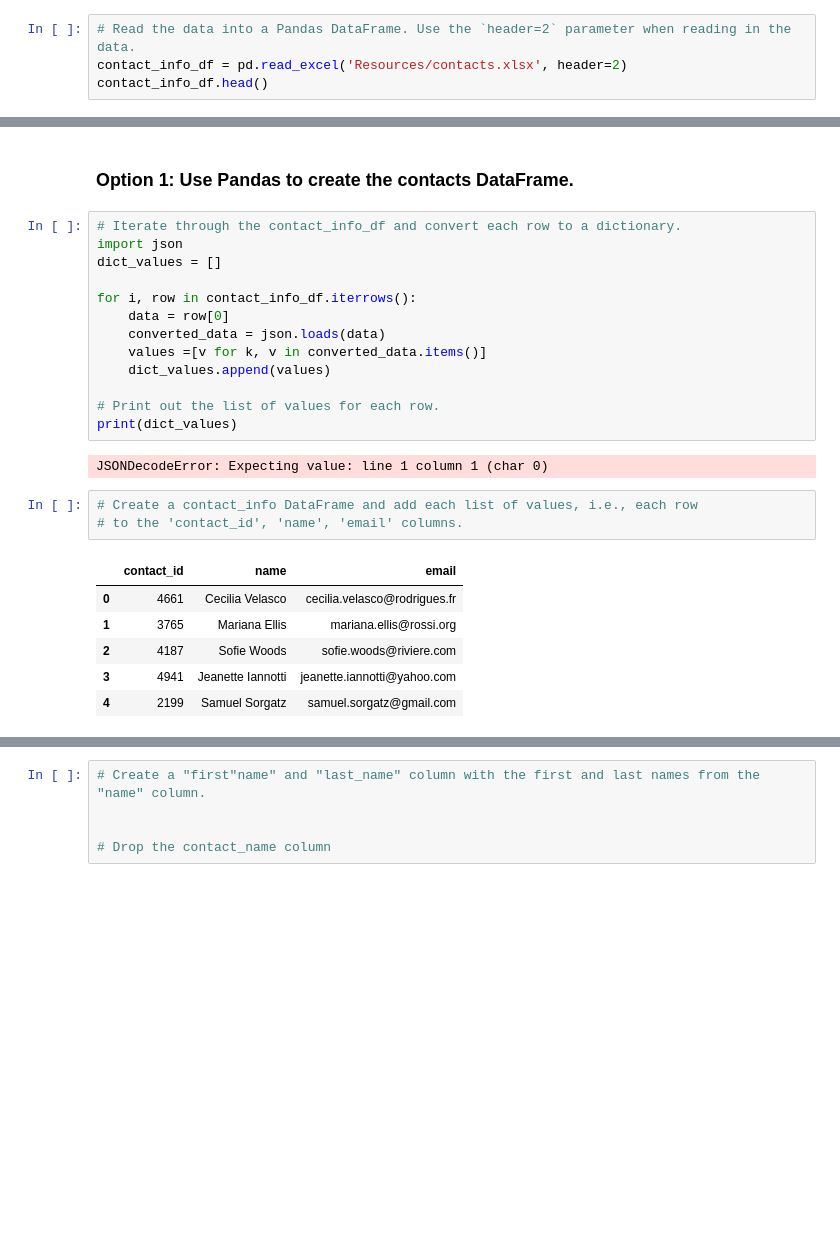
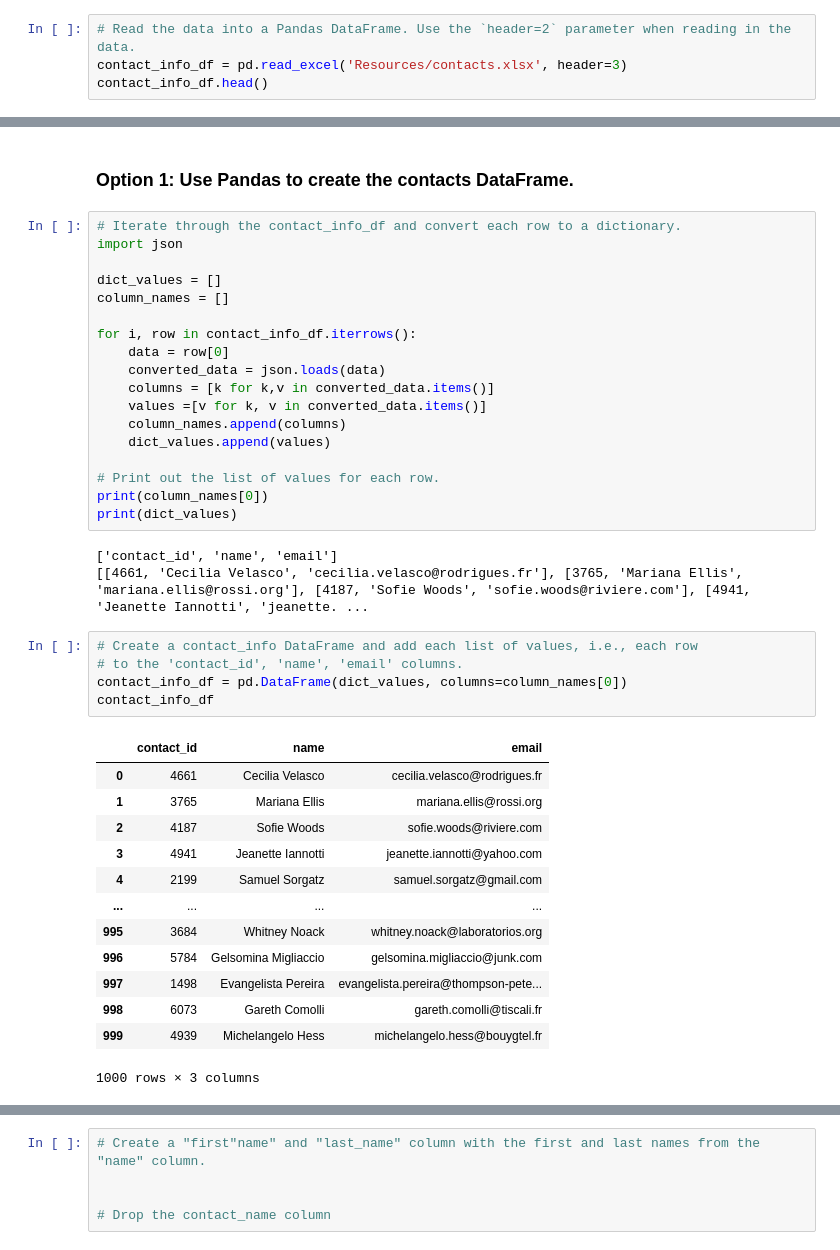
Before and after one commit to melissaa06/Crowdfunding_ETL, a Jupyter notebook: ETL_Mini_Project_MAvila_EFlores.ipynb, the cells around one changed output, grey strips where cells are left out. Cells and saved outputs as stored; diff of their text form; blank space fills up the shorter version.

Commit message:
contactinfo

```diff
--- a/ETL_Mini_Project_MAvila_EFlores.ipynb
+++ b/ETL_Mini_Project_MAvila_EFlores.ipynb
@@ -319,6 +319,6 @@ campaign_cleaned.to_csv("Resources/campaign.csv", index=False)
 ### Extract the contacts.xlsx Data.
 # %%
 # Read the data into a Pandas DataFrame. Use the `header=2` parameter when reading in the data.
-contact_info_df = pd.read_excel('Resources/contacts.xlsx', header=2)
+contact_info_df = pd.read_excel('Resources/contacts.xlsx', header=3)
 contact_info_df.head()
 # %% [output]
@@ -343,27 +343,42 @@ Then export the DataFrame as a `contacts.csv` CSV file.
 # %%
 # Iterate through the contact_info_df and convert each row to a dictionary.
 import json
+
 dict_values = []
+column_names = []
 
 for i, row in contact_info_df.iterrows():
     data = row[0]
     converted_data = json.loads(data)
+    columns = [k for k,v in converted_data.items()]
     values =[v for k, v in converted_data.items()]
+    column_names.append(columns)
     dict_values.append(values)
 
 # Print out the list of values for each row.
+print(column_names[0])
 print(dict_values)
 # %% [output]
-JSONDecodeError: Expecting value: line 1 column 1 (char 0)
+['contact_id', 'name', 'email']
+[[4661, 'Cecilia Velasco', 'cecilia.velasco@rodrigues.fr'], [3765, 'Mariana Ellis', 'mariana.ellis@rossi.org'], [4187, 'Sofie Woods', 'sofie.woods@riviere.com'], [4941, 'Jeanette Iannotti', 'jeanette. ...
 # %%
 # Create a contact_info DataFrame and add each list of values, i.e., each row
 # to the 'contact_id', 'name', 'email' columns.
+contact_info_df = pd.DataFrame(dict_values, columns=column_names[0])
+contact_info_df
 # %% [output]
 |  | contact_id | name | email |
 | 0 | 4661 | Cecilia Velasco | cecilia.velasco@rodrigues.fr |
 | 1 | 3765 | Mariana Ellis | mariana.ellis@rossi.org |
 | 2 | 4187 | Sofie Woods | sofie.woods@riviere.com |
 | 3 | 4941 | Jeanette Iannotti | jeanette.iannotti@yahoo.com |
 | 4 | 2199 | Samuel Sorgatz | samuel.sorgatz@gmail.com |
+| ... | ... | ... | ... |
+| 995 | 3684 | Whitney Noack | whitney.noack@laboratorios.org |
+| 996 | 5784 | Gelsomina Migliaccio | gelsomina.migliaccio@junk.com |
+| 997 | 1498 | Evangelista Pereira | evangelista.pereira@thompson-pete... |
+| 998 | 6073 | Gareth Comolli | gareth.comolli@tiscali.fr |
+| 999 | 4939 | Michelangelo Hess | michelangelo.hess@bouygtel.fr |
+1000 rows × 3 columns
 # %%
 # Check the datatypes.
```
Also changed, not shown: parts of 2 cells of this notebook.
